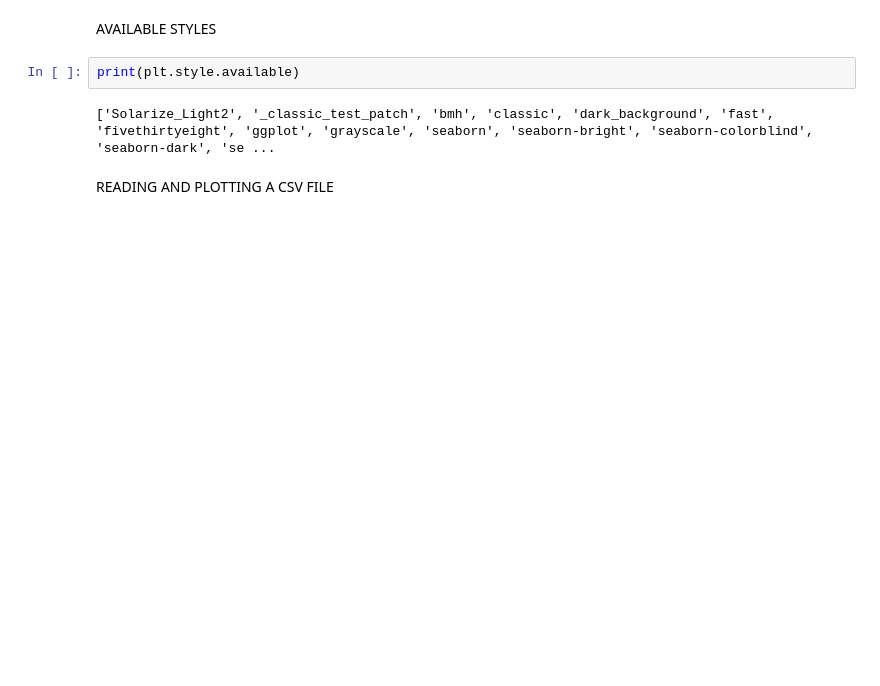
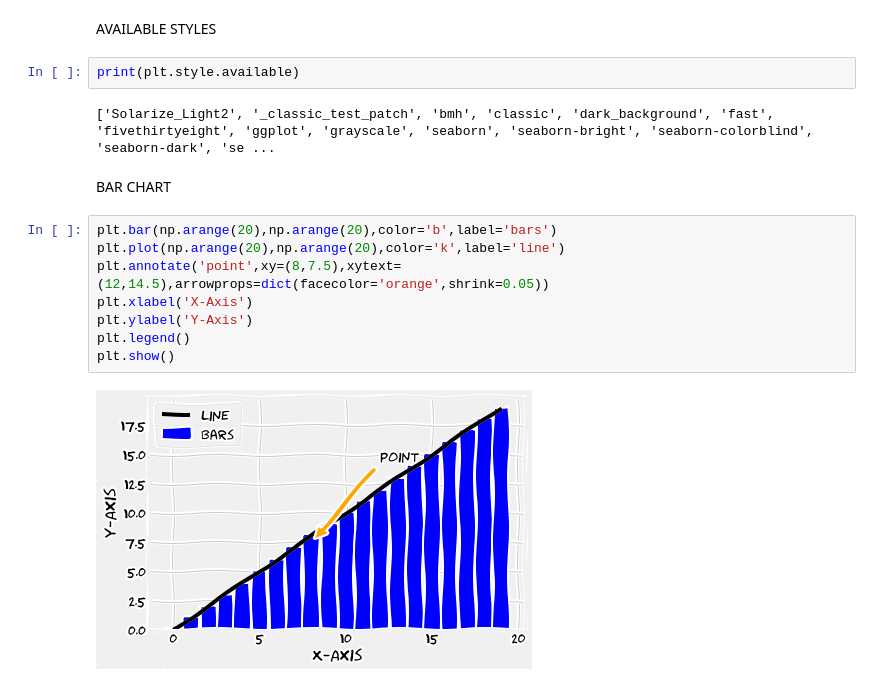
Before and after one commit to DataCrusade1999/Python, a Jupyter notebook: Matplotlib(Colab).ipynb, the cells around one changed output. Saved outputs shown, nothing was run; the diff lists cells and outputs as text; blank space fills up the shorter version.

```diff
--- a/Matplotlib(Colab).ipynb
+++ b/Matplotlib(Colab).ipynb
@@ -56,5 +58,15 @@ AVAILABLE STYLES
 print(plt.style.available)
 # %% [output]
 ['Solarize_Light2', '_classic_test_patch', 'bmh', 'classic', 'dark_background', 'fast', 'fivethirtyeight', 'ggplot', 'grayscale', 'seaborn', 'seaborn-bright', 'seaborn-colorblind', 'seaborn-dark', 'se ...
-# %% [markdown]
-READING AND PLOTTING A CSV FILE
+# %% [markdown]
+BAR CHART
+# %%
+plt.bar(np.arange(20),np.arange(20),color='b',label='bars')
+plt.plot(np.arange(20),np.arange(20),color='k',label='line')
+plt.annotate('point',xy=(8,7.5),xytext=(12,14.5),arrowprops=dict(facecolor='orange',shrink=0.05))
+plt.xlabel('X-Axis')
+plt.ylabel('Y-Axis')
+plt.legend()
+plt.show()
+# %% [output]
+[figure, added]
```
Also changed, not shown: parts of 4 cells of this notebook.
